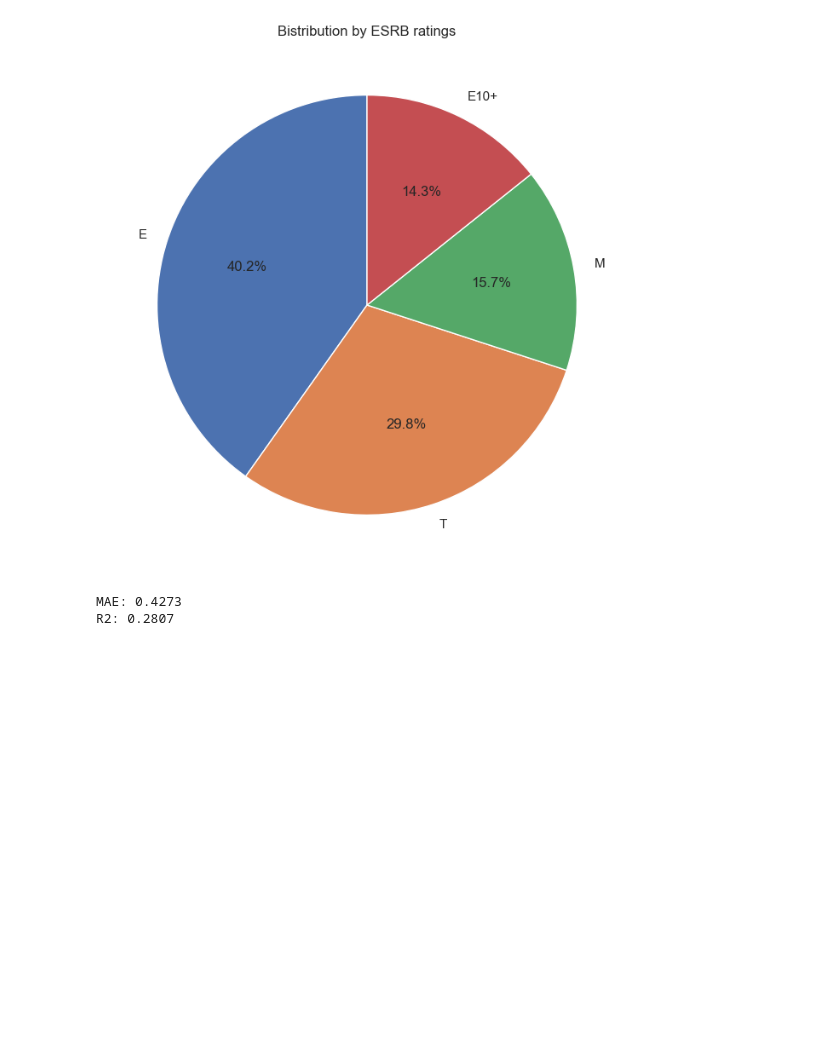
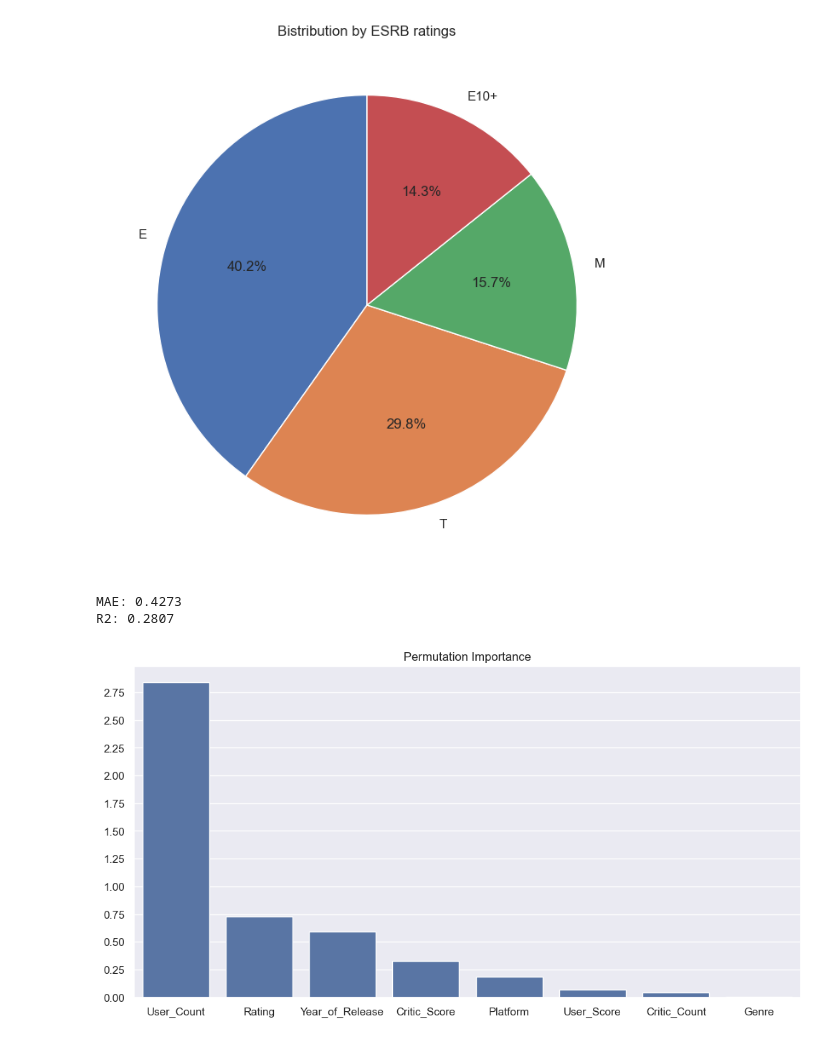
Before and after one commit to HappyBot31/Global-games-sales-analisys-and-predictions, a Jupyter notebook: Project.ipynb, the cells around one changed output. Drawn from its saved outputs; the diff is of its cells as text; code cells hidden in the pictures; blank space fills up the shorter version.

```diff
--- a/Project.ipynb
+++ b/Project.ipynb
@@ -98,6 +90,7 @@ from sklearn.compose import ColumnTransformer
 from sklearn.pipeline import Pipeline
 from sklearn.impute import SimpleImputer
 from sklearn.preprocessing import OrdinalEncoder
+
 
 X = df[['Platform', 'Year_of_Release', 'Genre', 'Critic_Score', 'Critic_Count', 'User_Score', 'User_Count', 'Rating']]
 y = df['Global_Sales']
@@ -113,7 +106,7 @@ numerical_transformer = SimpleImputer(strategy='constant')
 
 categorical_transformer = Pipeline(steps=[
     ('imputer', SimpleImputer(strategy='most_frequent')),
-    ('onehot', OrdinalEncoder())
+    ('ordinal', OrdinalEncoder())
 ])
 
 preprocessor = ColumnTransformer(
@@ -156,3 +152,18 @@ print('R2: %.4f ' %r2)
 # %% [output]
 MAE: 0.4273
 R2: 0.2807
+# %%
+from sklearn.inspection import permutation_importance
+import numpy as np
+
+result = permutation_importance(my_pipeline, X_valid, y_valid, n_repeats=10, random_state=0)
+
+perm_importances = pd.Series(result.importances_mean, index=X_valid.columns)
+perm_importances.sort_values(ascending=False, inplace=True)
+plt.figure(figsize=(12,6))
+plt.yticks(np.arange(0, 3, 0.25))
+sns.barplot(perm_importances)
+plt.title("Permutation Importance")
+plt.show()
+# %% [output]
+[figure, added]
```
Also changed, not shown: parts of 2 cells of this notebook.
